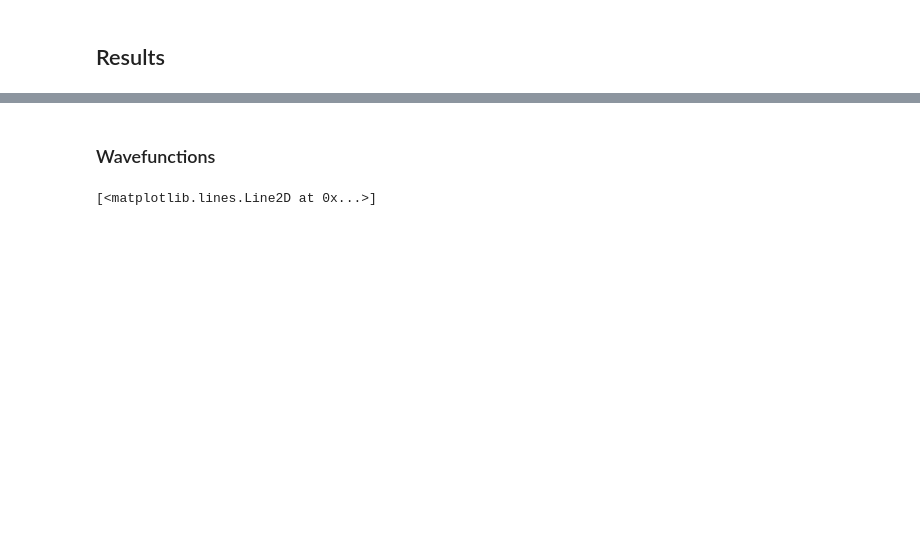
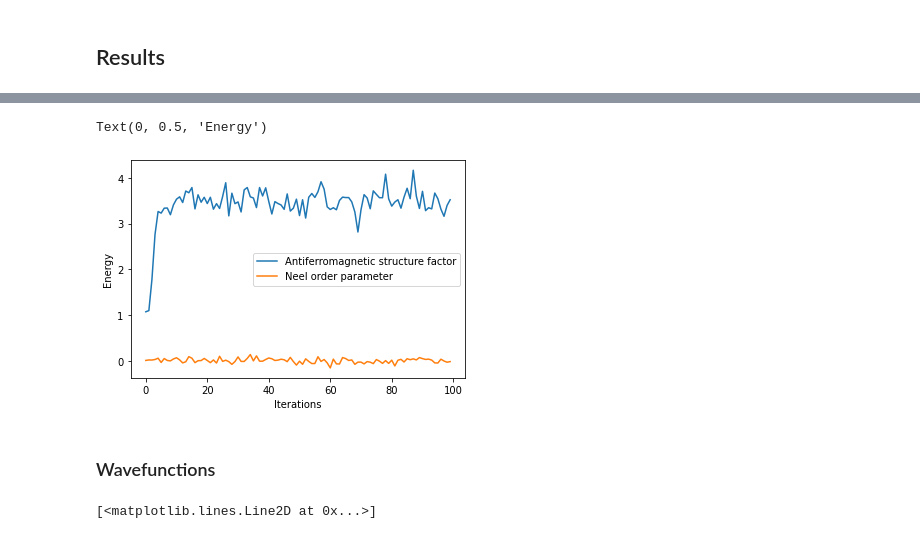
Before and after one commit to nikosavola/NeuralNetworkQuantumState, a Jupyter notebook: notebook.ipynb, the cells around one changed output, grey strips where cells are left out. Cells and saved outputs as stored; diff of their text form; code cells hidden in the pictures; blank space fills up the shorter version.

```diff
--- a/notebook.ipynb
+++ b/notebook.ipynb
@@ -147,3 +204,17 @@ Text(0, 0.5, 'Energy')
+# %%
+sf=data['sf']
+neel=data['Neel']
+
+plt.plot(data["Energy"].iters, jnp.real(sf.Mean),  label= "Antiferromagnetic structure factor")
+plt.plot(data["Energy"].iters, jnp.real(neel.Mean),  label= "Neel order parameter")
+#plt.hlines([E_gs_analytic], xmin=0, xmax=data["Energy"].iters.max(), color='black', label="Exact")
+plt.legend()
+
+plt.xlabel('Iterations')
+plt.ylabel('Energy')
+# %% [output]
+Text(0, 0.5, 'Energy')
+[figure, added]
 # %% [markdown]
 ### Wavefunctions
 # %%
```
Also changed, not shown: parts of 13 cells of this notebook, 5 other files.
